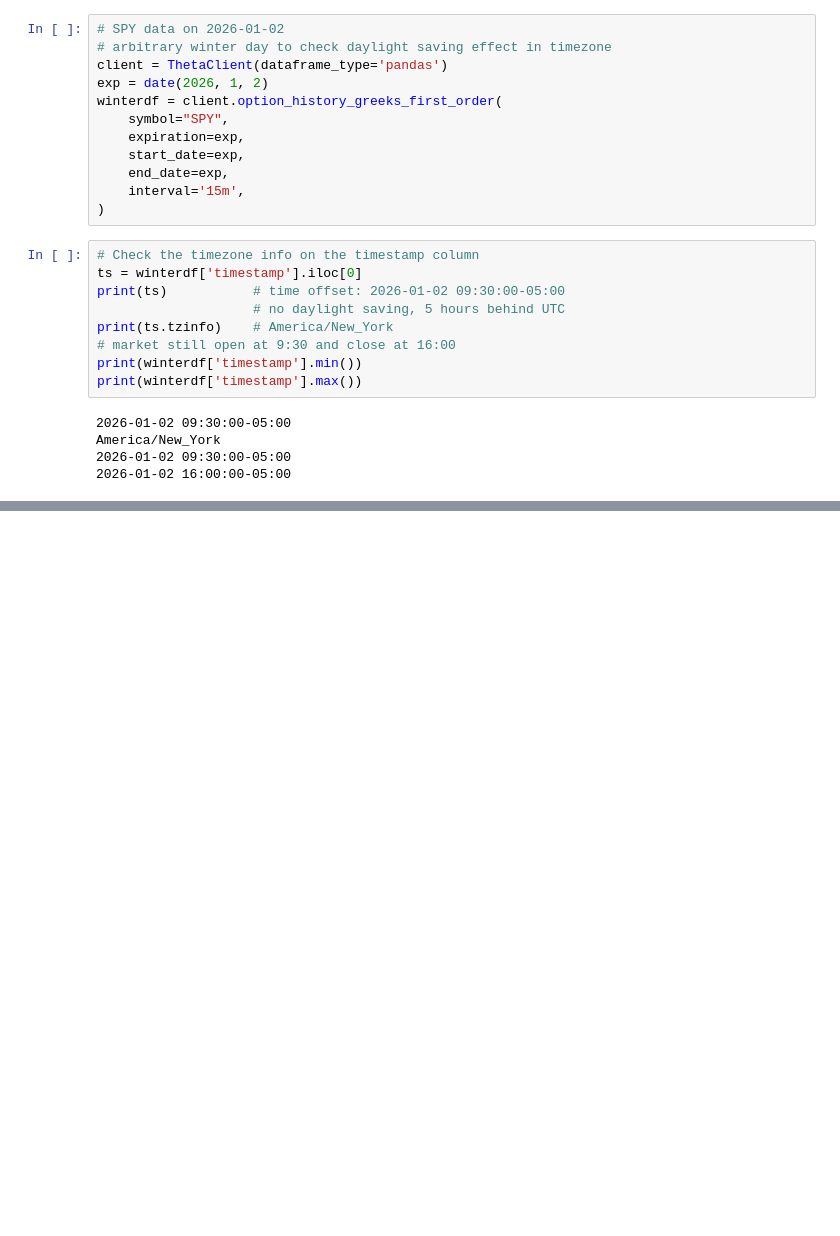
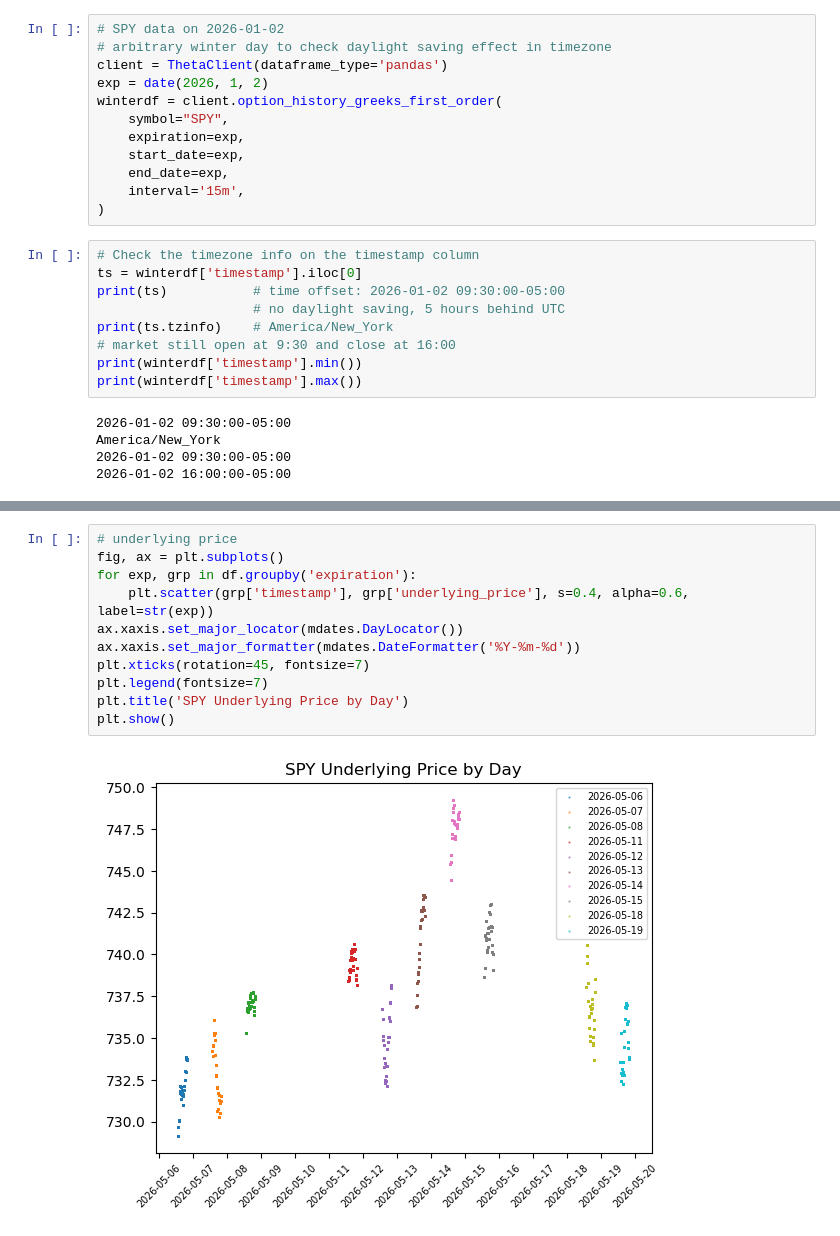
Before and after one commit to lezhou6/0dte-options-strategy, a Jupyter notebook: notebooks/02_process_raw_data.ipynb, the cells around one changed output, grey strips where cells are left out. Saved outputs shown, nothing was run; the diff lists cells and outputs as text; blank space fills up the shorter version.

Commit message:
add more visualization - underlying price and IV smile

```diff
--- a/notebooks/02_process_raw_data.ipynb
+++ b/notebooks/02_process_raw_data.ipynb
@@ -90,3 +92,16 @@ plt.tight_layout()
 plt.show()
 # %% [output]
 [figure]
+# %%
+# underlying price
+fig, ax = plt.subplots()
+for exp, grp in df.groupby('expiration'):
+    plt.scatter(grp['timestamp'], grp['underlying_price'], s=0.4, alpha=0.6, label=str(exp))
+ax.xaxis.set_major_locator(mdates.DayLocator())
+ax.xaxis.set_major_formatter(mdates.DateFormatter('%Y-%m-%d'))
+plt.xticks(rotation=45, fontsize=7)
+plt.legend(fontsize=7)
+plt.title('SPY Underlying Price by Day')
+plt.show()
+# %% [output]
+[figure, added]
```
Also changed, not shown: parts of 4 cells of this notebook.
